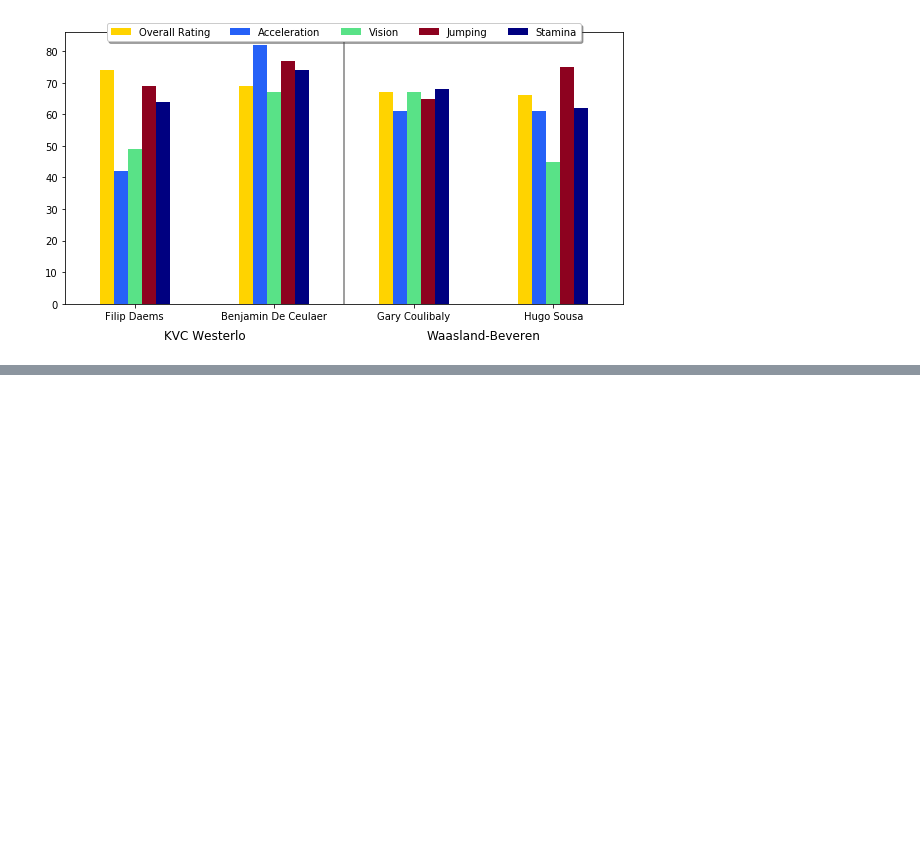
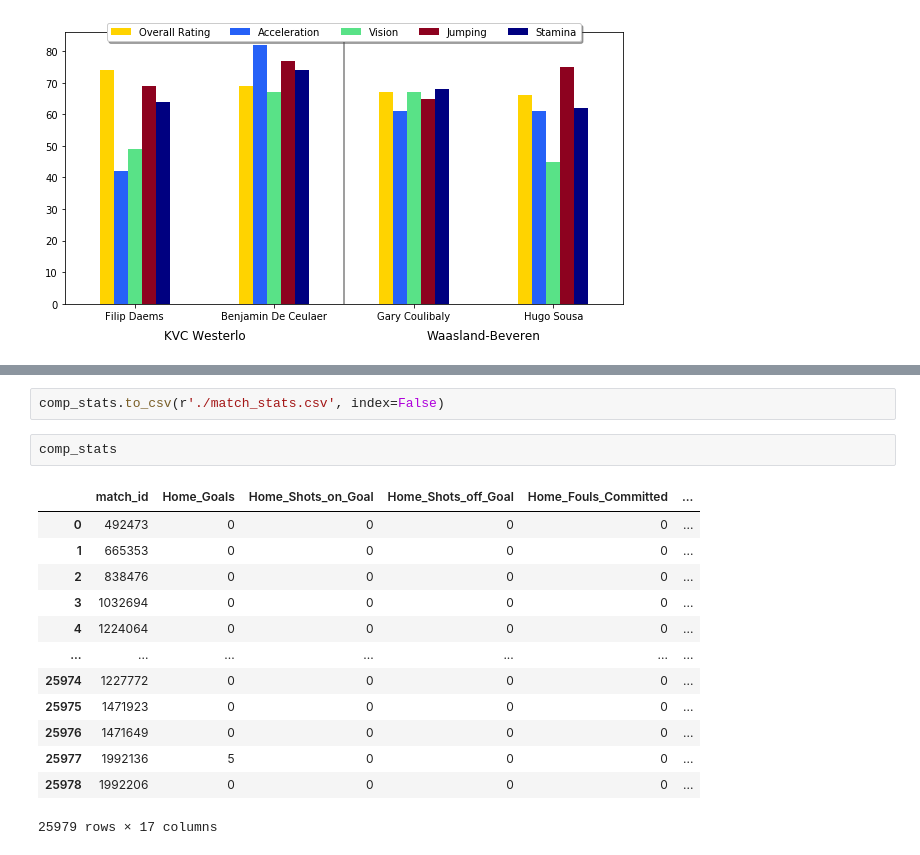
Before and after one commit to abelbarrera15/data-viz-project-2, a Jupyter notebook: test.ipynb, the cells around one changed output, grey strips where cells are left out. Saved outputs shown, nothing was run; the diff lists cells and outputs as text; blank space fills up the shorter version.

```diff
--- a/test.ipynb
+++ b/test.ipynb
@@ -219,0 +437,18 @@ match_compare_players(1980062)
+# %%
+comp_stats.to_csv(r'./match_stats.csv', index=False)
+# %%
+comp_stats
+# %% [output]
+|  | match_id | Home_Goals | Home_Shots_on_Goal | Home_Shots_off_Goal | Home_Fouls_Committed | ... |
+| 0 | 492473 | 0 | 0 | 0 | 0 | ... |
+| 1 | 665353 | 0 | 0 | 0 | 0 | ... |
+| 2 | 838476 | 0 | 0 | 0 | 0 | ... |
+| 3 | 1032694 | 0 | 0 | 0 | 0 | ... |
+| 4 | 1224064 | 0 | 0 | 0 | 0 | ... |
+| ... | ... | ... | ... | ... | ... | ... |
+| 25974 | 1227772 | 0 | 0 | 0 | 0 | ... |
+| 25975 | 1471923 | 0 | 0 | 0 | 0 | ... |
+| 25976 | 1471649 | 0 | 0 | 0 | 0 | ... |
+| 25977 | 1992136 | 5 | 0 | 0 | 0 | ... |
+| 25978 | 1992206 | 0 | 0 | 0 | 0 | ... |
+25979 rows × 17 columns
```
Also changed, not shown: parts of 4 cells of this notebook.
